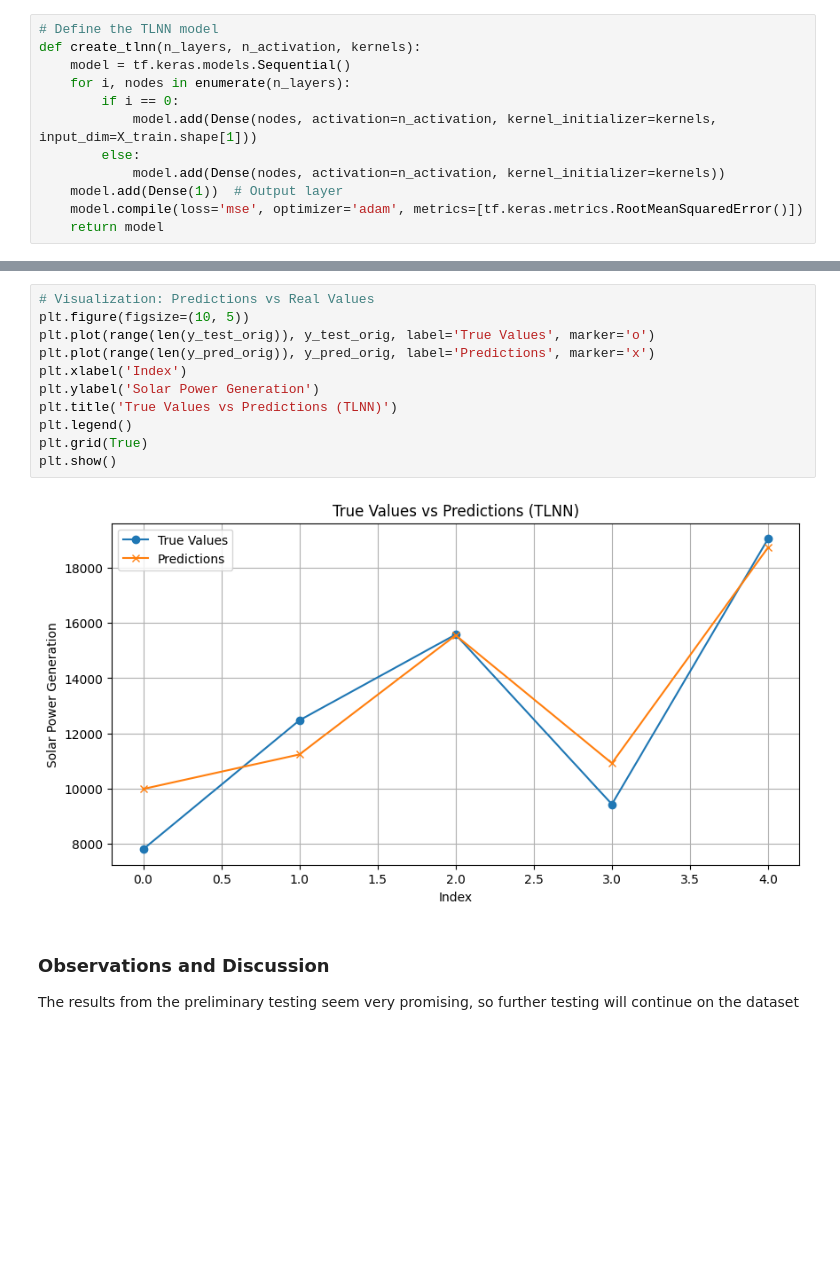
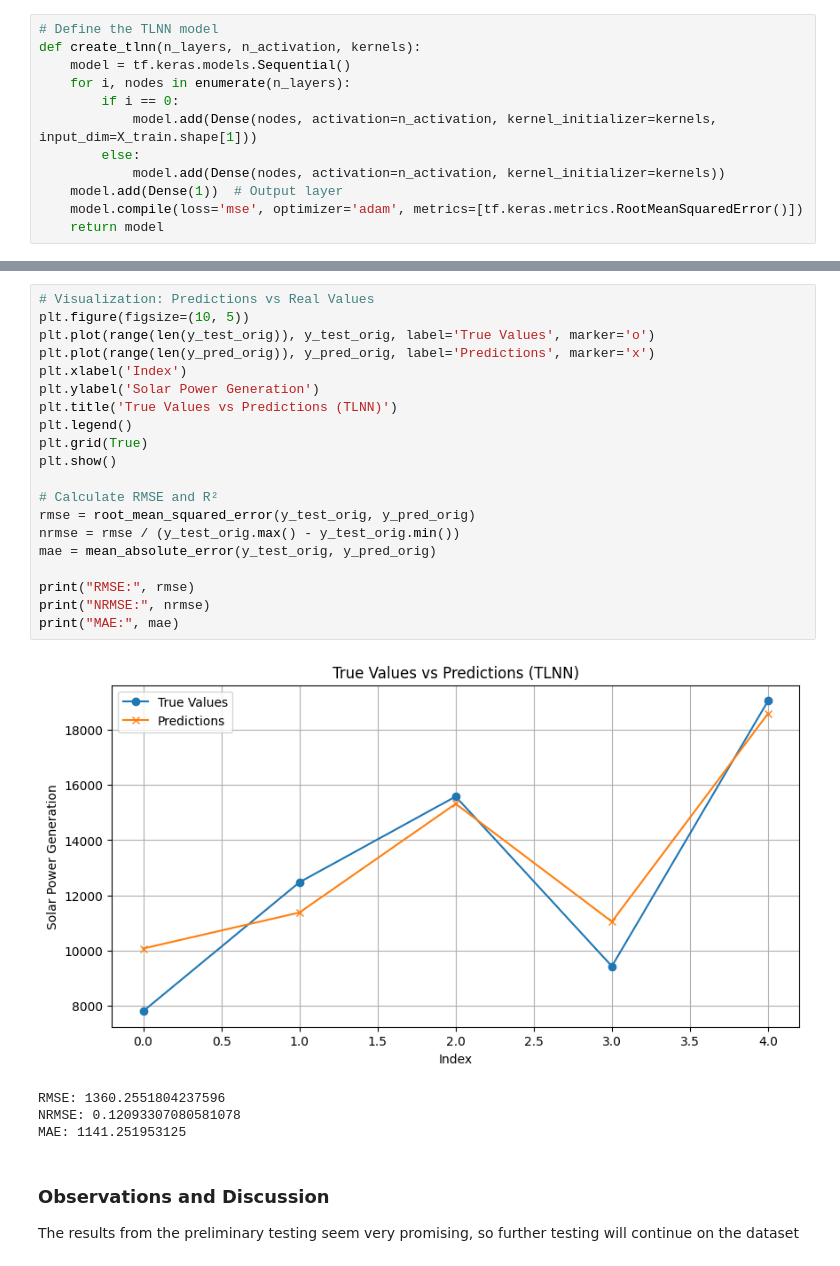
Before and after one commit to braykzmi/solar_forecasting, a Jupyter notebook: timelagNN.ipynb, the cells around one changed output, grey strips where cells are left out. Drawn from its saved outputs; the diff is of its cells as text; blank space fills up the shorter version.

```diff
--- a/timelagNN.ipynb
+++ b/timelagNN.ipynb
@@ -227,16 +227,28 @@ y_test_orig = sc_y.inverse_transform(y_test)
 # %%
 # Visualization: Predictions vs Real Values
 plt.figure(figsize=(10, 5))
 plt.plot(range(len(y_test_orig)), y_test_orig, label='True Values', marker='o')
 plt.plot(range(len(y_pred_orig)), y_pred_orig, label='Predictions', marker='x')
 plt.xlabel('Index')
 plt.ylabel('Solar Power Generation')
 plt.title('True Values vs Predictions (TLNN)')
 plt.legend()
 plt.grid(True)
 plt.show()
+
+# Calculate RMSE and R²
+rmse = root_mean_squared_error(y_test_orig, y_pred_orig)
+nrmse = rmse / (y_test_orig.max() - y_test_orig.min())
+mae = mean_absolute_error(y_test_orig, y_pred_orig)
+
+print("RMSE:", rmse)
+print("NRMSE:", nrmse)
+print("MAE:", mae)
 # %% [output]
-[figure, old version]
+[figure, new version]
+RMSE: 1360.2551804237596
+NRMSE: 0.12093307080581078
+MAE: 1141.251953125
 # %% [markdown]
 ### Observations and Discussion
 The results from the preliminary testing seem very promising, so further testing will continue on the dataset
```
Also changed, not shown: parts of 7 cells of this notebook, 5 other files.
